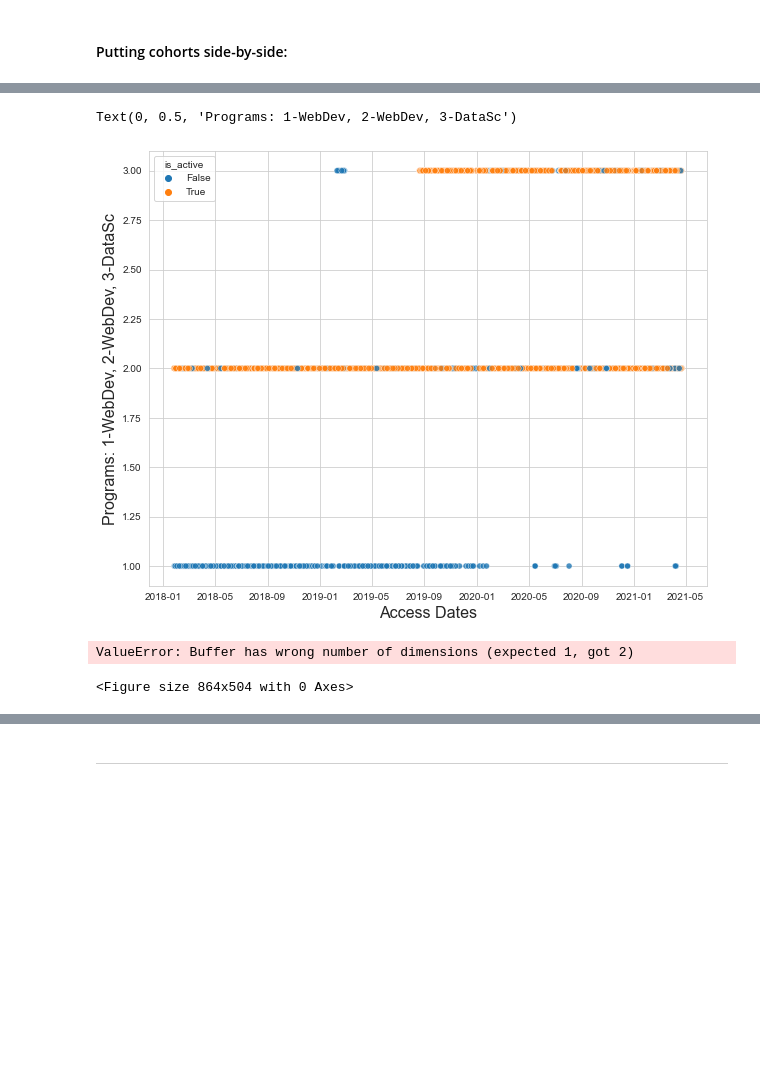
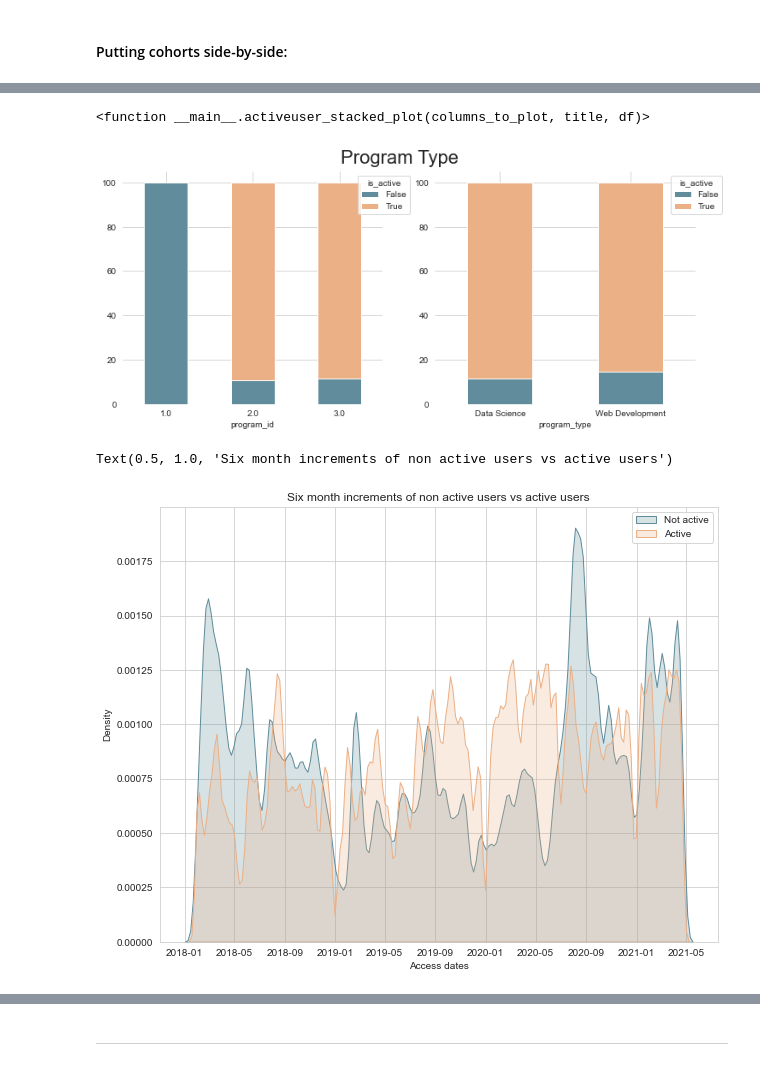
Before and after one commit to miller-cerna-laskowski-morris-eyring/anomaly-group-project, a Jupyter notebook: Eyring-notebook.ipynb, the cells around one changed output, grey strips where cells are left out. Cells and saved outputs as stored; diff of their text form; code cells hidden in the pictures; blank space fills up the shorter version.

```diff
--- a/Eyring-notebook.ipynb
+++ b/Eyring-notebook.ipynb
@@ -233,9 +224,2 @@ plt.show()
 # %% [markdown]
 #### Putting cohorts side-by-side:
-# %%
-sample = df.sample(50000)
-sns.set_style('whitegrid')
-plt.figure(figsize=(10,8))
-sns.kdeplot(x='accessed', y='program_id', hue='is_active',
-            data=sample, n_levels=10,
-           shade = False, shade_lowest=False, ylabel="Program id (1=Webdev 2=Webdev 3=DataScience)")
@@ -245,10 +225,0 @@ sns.kdeplot(x='accessed', y='program_id', hue='is_active',
-# %%
-#sns.kdeplot(df.accessed, df.program_id, with hue of is_active or not)
-sample = df.sample(20000)
-plt.figure(figsize=(10,8))
-sns.scatterplot(sample.accessed, sample.program_id, hue=sample.is_active, alpha=0.8)
-plt.xlabel('Access Dates', fontsize=16)
-plt.ylabel('Programs: 1-WebDev, 2-WebDev, 3-DataSc', fontsize=16)
-# %% [output]
-Text(0, 0.5, 'Programs: 1-WebDev, 2-WebDev, 3-DataSc')
-[figure, old version]
@@ -255,16 +266,19 @@ Text(0, 0.5, 'Programs: 1-WebDev, 2-WebDev, 3-DataSc')
 # %%
-def active_programtypes_KDE():
-    active_wd = wd.loc[(wd.accessed >= wd.start_date) & (wd.accessed <= wd.end_date)]
-    active_ds = ds.loc[(ds.accessed >= ds.start_date) & (ds.accessed <= ds.end_date)]
-
-    plt.figure(figsize = (12, 7))
-
-    sns.kdeplot(active_wd, df.accessed, label = 'WebDev students access counts', shade = True, color = 'r')
-    sns.kdeplot(active_ds, df.accessed, label = 'DS students access counts', shade = True, color = 'b')
-
-    plt.xlabel('Active Students log access counts')
+columns_to_plot = ['program_id','program_type']
+activeuser_stacked_plot(columns_to_plot, 'Program Type', df)
+# %% [output]
+<function __main__.activeuser_stacked_plot(columns_to_plot, title, df)>
+[figure, added]
-# %%
-active_programtypes_KDE()
-# %% [output]
-ValueError: Buffer has wrong number of dimensions (expected 1, got 2)
-<Figure size 864x504 with 0 Axes>
+# %%
+plt.figure(figsize=(10,8))
+act = sns.kdeplot(df.accessed[(df['is_active'] == False) ],
+                color='#608C9B', shade = True, bw_adjust=.2)
+act = sns.kdeplot(df.accessed[(df['is_active'] == True) ],
+                ax =act, color='#EBB086', shade= True, bw_adjust=.2)
+act.legend(['Not active','Active'])
+act.set_ylabel('Density')
+act.set_xlabel('Access dates')
+act.set_title('Six month increments of non active users vs active users')
+# %% [output]
+Text(0.5, 1.0, 'Six month increments of non active users vs active users')
+[figure, added]
```
Also changed, not shown: parts of 48 cells of this notebook.
